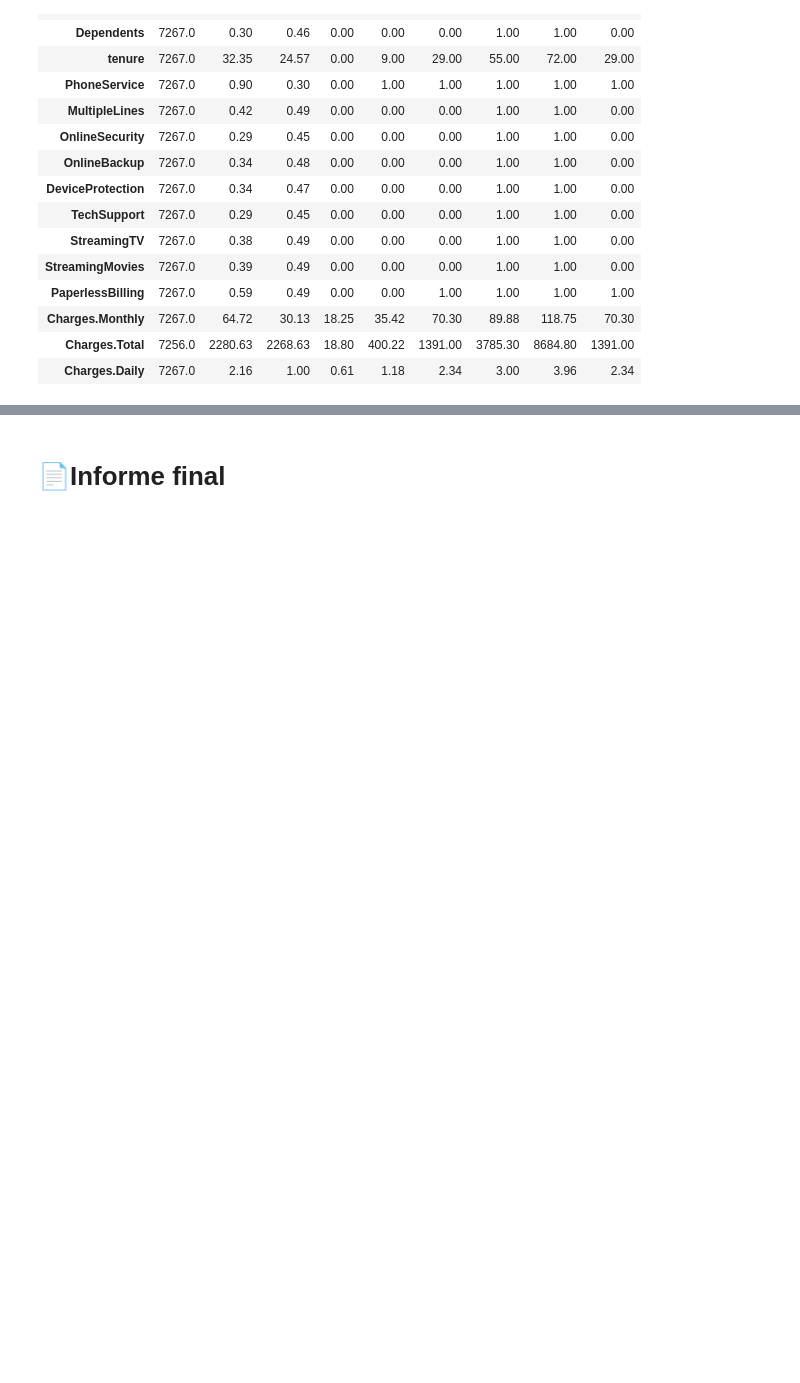
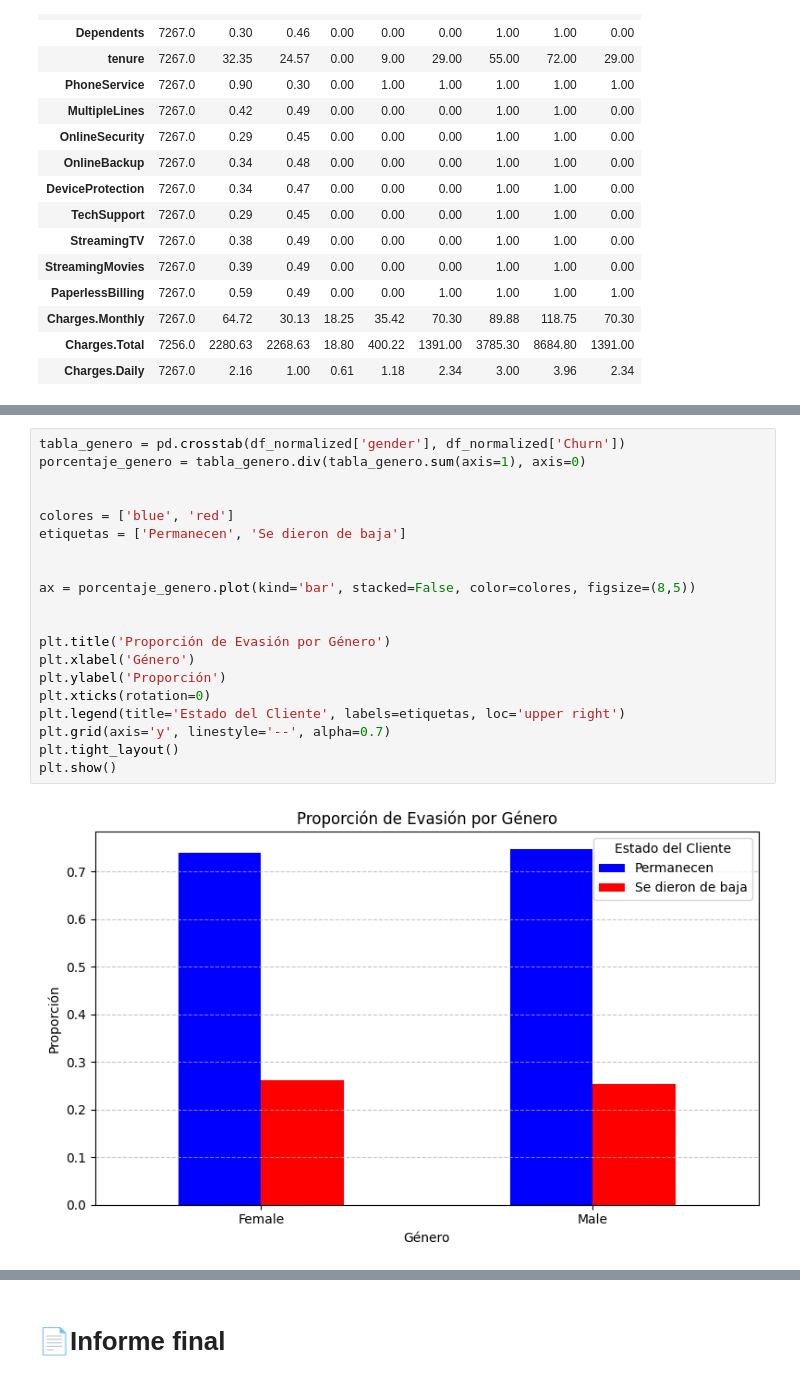
Before and after one commit to TWOD22/DesafioTelecomX, a Jupyter notebook: DesafioTelecomX.ipynb, the cells around one changed output, grey strips where cells are left out. Saved outputs shown, nothing was run; the diff lists cells and outputs as text; blank space fills up the shorter version.

Commit message:
Recuento de evasión por variables (gender)

```diff
--- a/DesafioTelecomX.ipynb
+++ b/DesafioTelecomX.ipynb
@@ -319,0 +333,22 @@ describe_df
+# %%
+tabla_genero = pd.crosstab(df_normalized['gender'], df_normalized['Churn'])
+porcentaje_genero = tabla_genero.div(tabla_genero.sum(axis=1), axis=0)
+
+
+colores = ['blue', 'red']
+etiquetas = ['Permanecen', 'Se dieron de baja']
+
+
+ax = porcentaje_genero.plot(kind='bar', stacked=False, color=colores, figsize=(8,5))
+
+
+plt.title('Proporción de Evasión por Género')
+plt.xlabel('Género')
+plt.ylabel('Proporción')
+plt.xticks(rotation=0)
+plt.legend(title='Estado del Cliente', labels=etiquetas, loc='upper right')
+plt.grid(axis='y', linestyle='--', alpha=0.7)
+plt.tight_layout()
+plt.show()
+# %% [output]
+[figure, added]
```
Also changed, not shown: parts of 4 cells of this notebook.
